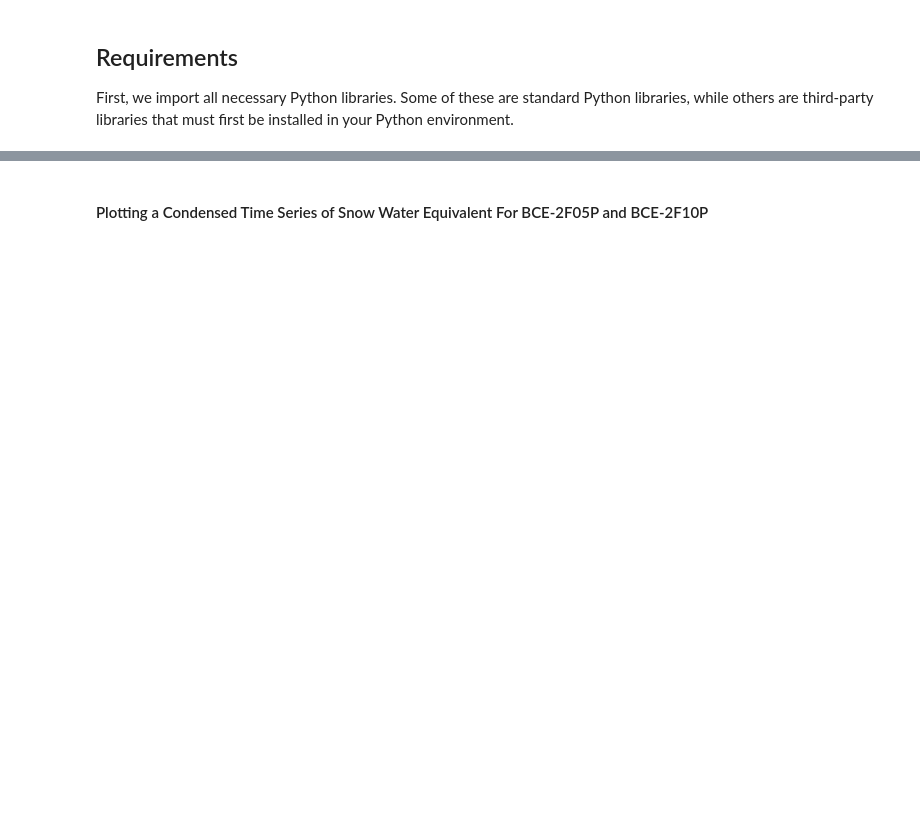
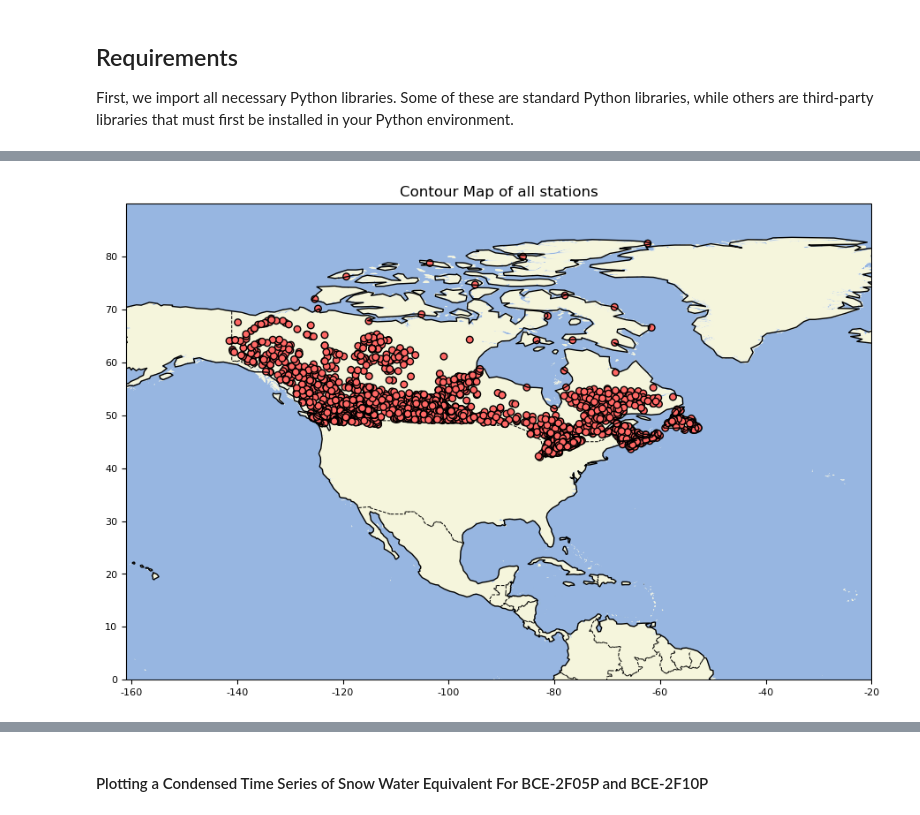
Before and after one commit to NHS-Dev/nhs-tutorials, a Jupyter notebook: python-examples/snow-water-equivalent/snow-water-equivalent-example.ipynb, the cells around one changed output, grey strips where cells are left out. Drawn from its saved outputs; the diff is of its cells as text; code cells hidden in the pictures; blank space fills up the shorter version.

```diff
--- a/python-examples/snow-water-equivalent/snow-water-equivalent-example.ipynb
+++ b/python-examples/snow-water-equivalent/snow-water-equivalent-example.ipynb
@@ -300,6 +11,0 @@ Secondly, we use the createTimeSeries() function to plot the snow depth data for
-# %%
-title = 'Time Series of Snow Depth For '+maxStn
-xaxis = 'Time'
-yaxis = 'Snow Depth ($m$)'
-createTimeSeries([time], [snd], [maxStn],
-                 title, xaxis, yaxis, datetime(2002, 6, 1).date(), datetime(2024, 1, 1), False)
@@ -311,6 +11,0 @@ Thirdly, we use the createTimeSeries() function to plot the snowpack bulk densit
-# %%
-title = 'Time Series of Snowpack Bulk Density For '+maxStn
-xaxis = 'Time'
-yaxis = 'Snowpack Bulk Density ($kg/m^3$)'
-createTimeSeries([time], [den], [maxStn],
-                 title, xaxis, yaxis, datetime(2002, 6, 1).date(), datetime(2024, 1, 1), False)
@@ -354,17 +11,0 @@ Using our createContourPlot() function again, we will plot these 3 stations on o
-# %%
-#Station BCE-2F05P
-stn2 = 'BCE-2F05P'
-latitude2 = 49.94467
-longitude2 = -118.9497
-
-#Station BCE-2F10P
-stn3 = 'BCE-2F10P'
-latitude3 = 50.37136
-longitude3 = -119.06211
-
-def locations():
-    return np.array([[longitude, latitude], [longitude2, latitude2], [longitude3, latitude3]])
-
-x, y = locations().T
-stnIDs = [maxStn, stn2, stn3]
-createContourPlot(x, y, x + np.repeat(0.4, len(x)), y, stnIDs)
@@ -432,8 +11,0 @@ We use the createTimeSeries() function to plot the SWE data for Stations BCE-2G0
-# %%
-title = 'Time Series of Snow Water Equivalent For 3 Nearby Stations In BC: '+maxStn+', '+stn2+', and '+stn3
-xaxis = 'Time'
-yaxis = 'Snow Water Equivalent ($kg/m^2$)'
-createTimeSeries([time2, time3, time],
-                 [snw2, snw3, snw],
-                 [stn2, stn3, maxStn],
-                 title, xaxis, yaxis, datetime(1966, 1, 1).date(), datetime(2024, 1, 1), True)
@@ -441,0 +156,10 @@ createTimeSeries([time2, time3, time],
+# %%
+map = pd.DataFrame()
+map['lon'] = df.groupby('station_id').first()['lon']
+map['lat'] = df.groupby('station_id').first()['lat']
+map['station_id'] = np.repeat('', map['lon'].size)
+map['xlabel'] = np.repeat(np.nan, map['lon'].size)
+map['ylabel'] = np.repeat(np.nan, map['lon'].size)
+create_map_plot(map, (-161, -20, 0, 90), 20, 10, False, True, 'Contour Map of all stations')
+# %% [output]
+[figure, added]
```
Also changed, not shown: parts of 111 cells of this notebook.
